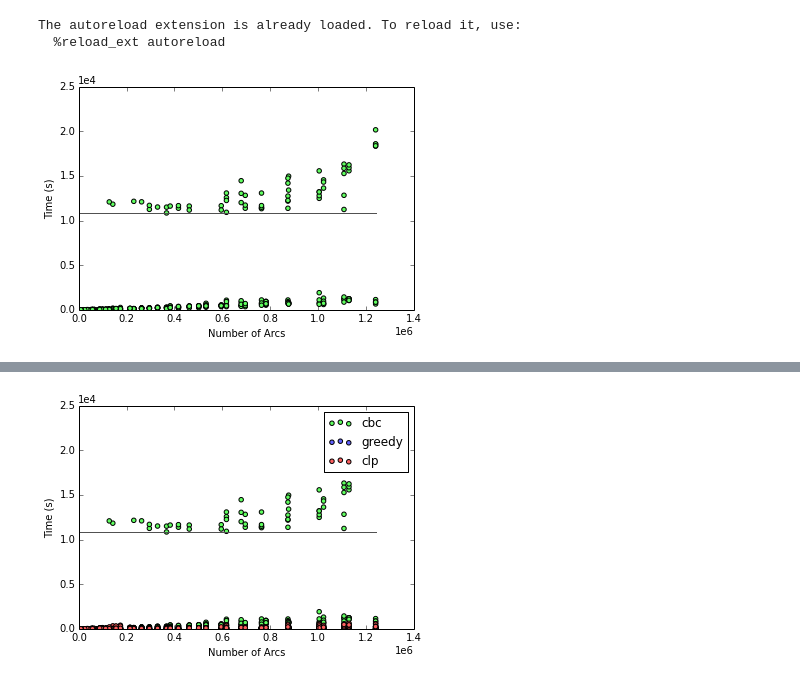
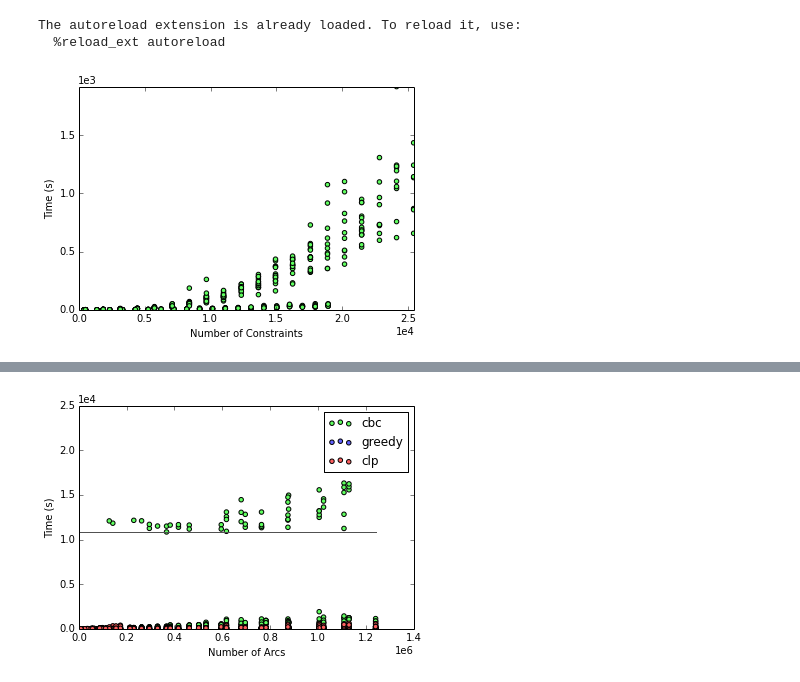
Before and after one commit to gidden/cyclopts, a Jupyter notebook: nbs/capabilities.ipynb, the cells around one changed output, grey strips where cells are left out. Saved outputs shown, nothing was run; the diff lists cells and outputs as text; code cells hidden in the pictures.

```diff
--- a/nbs/capabilities.ipynb
+++ b/nbs/capabilities.ipynb
@@ -50,9 +50,9 @@ ctx = Context(os.path.join(fullpath, fname),
               family_module, family_class, species_module, species_class,
               save=save, savepath=fullpath)
 # %%
-_ = ctx.scatter('n_arcs', 'cbc')
+_ = ctx.scatter('n_constrs', 'cbc', below=3 *60 * 60)
 # %% [output]
-[figure, old version]
+[figure, new version]
 # %%
 _ = ctx.scatter('n_arcs', 'cbc', below=3 * 60 * 60)
 # %% [output]
```
Also changed, not shown: parts of 6 cells of this notebook, 3 other files.
